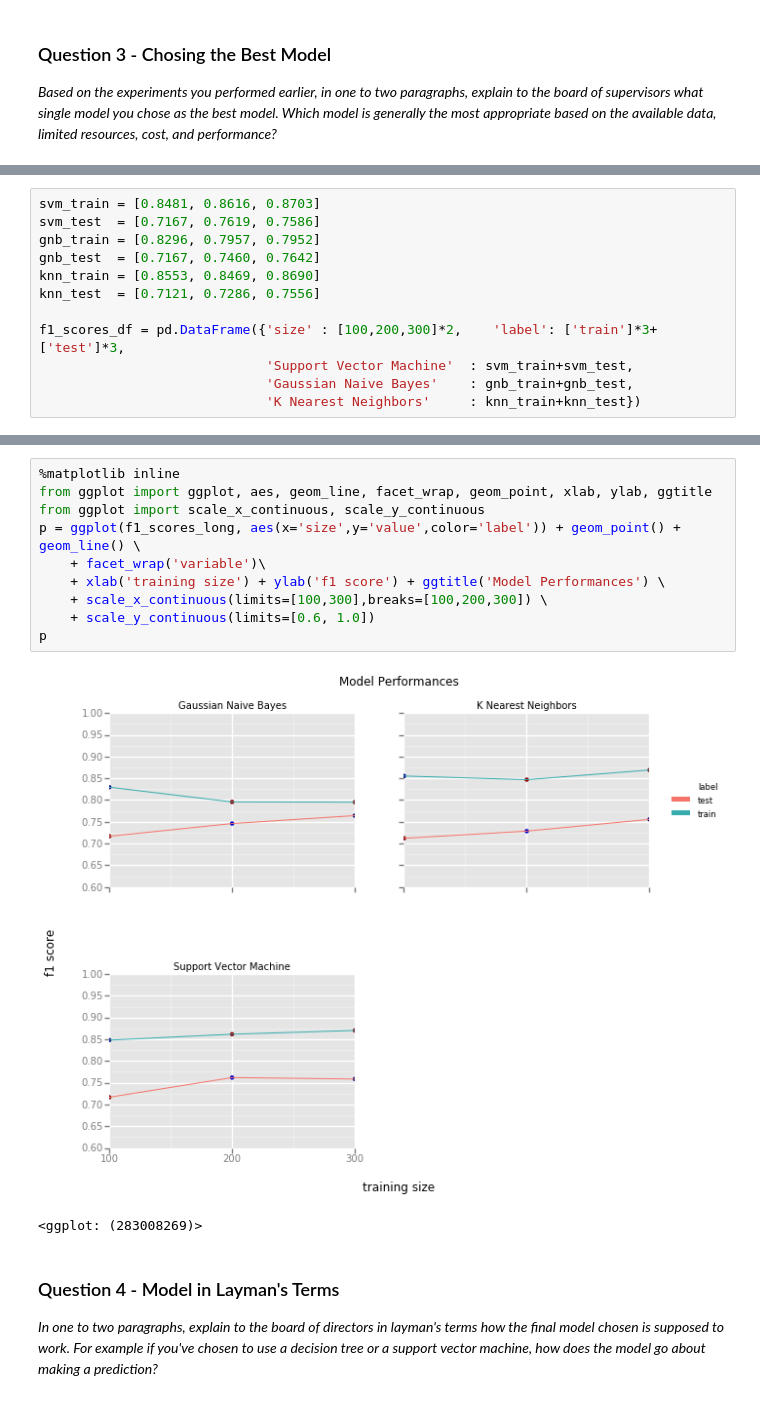
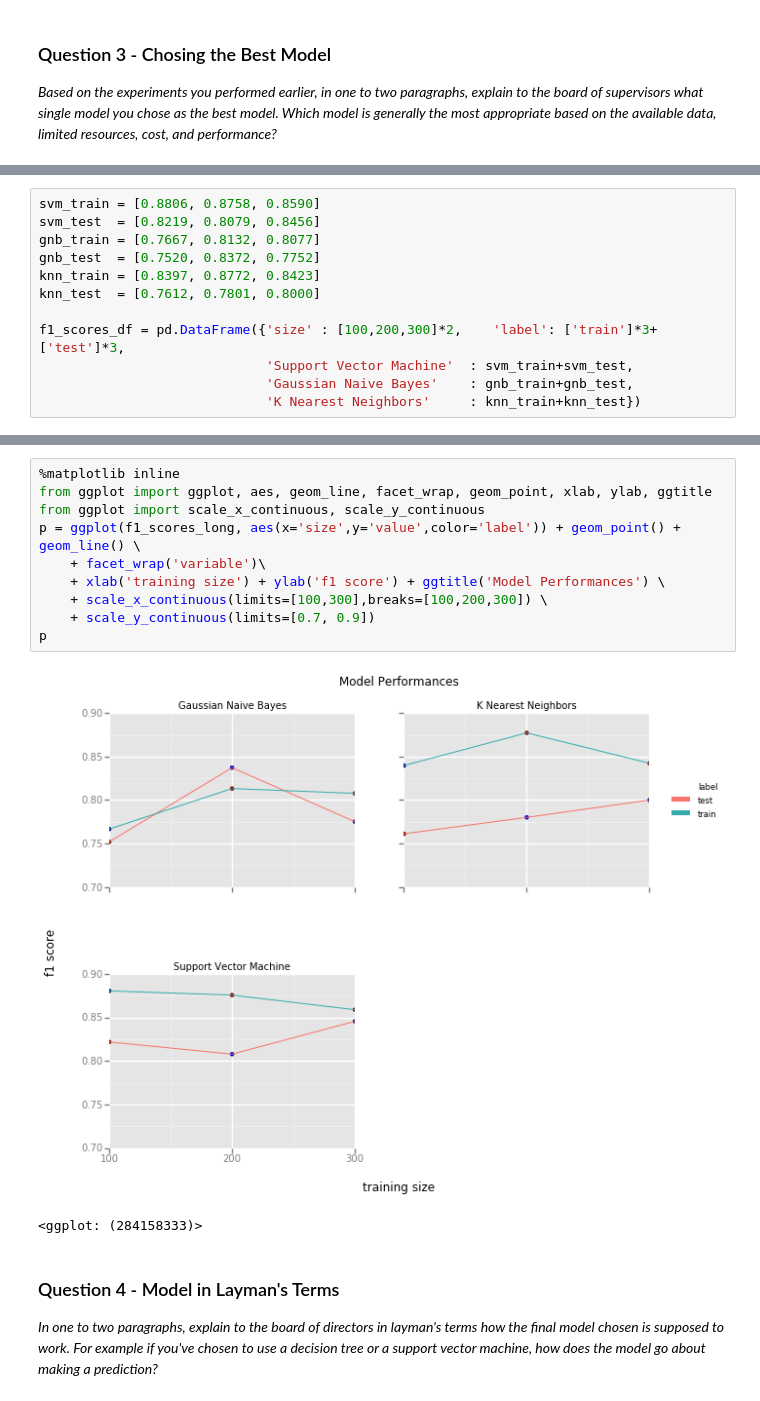
Before and after one commit to zhongyuk/machine-learning, a Jupyter notebook: projects/student_intervention/student_intervention.ipynb, the cells around one changed output, grey strips where cells are left out. Saved outputs shown, nothing was run; the diff lists cells and outputs as text.

```diff
--- a/projects/student_intervention/student_intervention.ipynb
+++ b/projects/student_intervention/student_intervention.ipynb
@@ -394,10 +478,10 @@ In this final section, you will choose from the three supervised learning models
 # %%
-svm_train = [0.8481, 0.8616, 0.8703]
-svm_test  = [0.7167, 0.7619, 0.7586]
-gnb_train = [0.8296, 0.7957, 0.7952]
-gnb_test  = [0.7167, 0.7460, 0.7642]
-knn_train = [0.8553, 0.8469, 0.8690]
-knn_test  = [0.7121, 0.7286, 0.7556]
+svm_train = [0.8806, 0.8758, 0.8590]
+svm_test  = [0.8219, 0.8079, 0.8456]
+gnb_train = [0.7667, 0.8132, 0.8077]
+gnb_test  = [0.7520, 0.8372, 0.7752]
+knn_train = [0.8397, 0.8772, 0.8423]
+knn_test  = [0.7612, 0.7801, 0.8000]
 
 f1_scores_df = pd.DataFrame({'size' : [100,200,300]*2,    'label': ['train']*3+['test']*3,
                              'Support Vector Machine'  : svm_train+svm_test,
@@ -416,16 +500,16 @@ f1_scores_long.head()
 # %%
 %matplotlib inline
 from ggplot import ggplot, aes, geom_line, facet_wrap, geom_point, xlab, ylab, ggtitle
 from ggplot import scale_x_continuous, scale_y_continuous
 p = ggplot(f1_scores_long, aes(x='size',y='value',color='label')) + geom_point() + geom_line() \
     + facet_wrap('variable')\
     + xlab('training size') + ylab('f1 score') + ggtitle('Model Performances') \
     + scale_x_continuous(limits=[100,300],breaks=[100,200,300]) \
-    + scale_y_continuous(limits=[0.6, 1.0])
+    + scale_y_continuous(limits=[0.7, 0.9])
 p
 # %% [output]
-[figure, old version]
+[figure, new version]
-<ggplot: (283008269)>
+<ggplot: (284158333)>
 # %% [markdown]
 ### Question 4 - Model in Layman's Terms
 *In one to two paragraphs, explain to the board of directors in layman's terms how the final model chosen is supposed to work. For example if you've chosen to use a decision tree or a support vector machine, how does the model go about making a prediction?*
```
Also changed, not shown: parts of 26 cells of this notebook, 1 other file.
